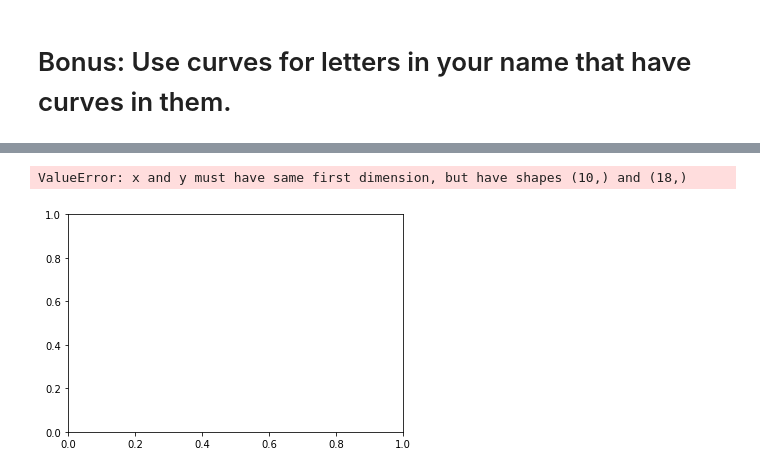
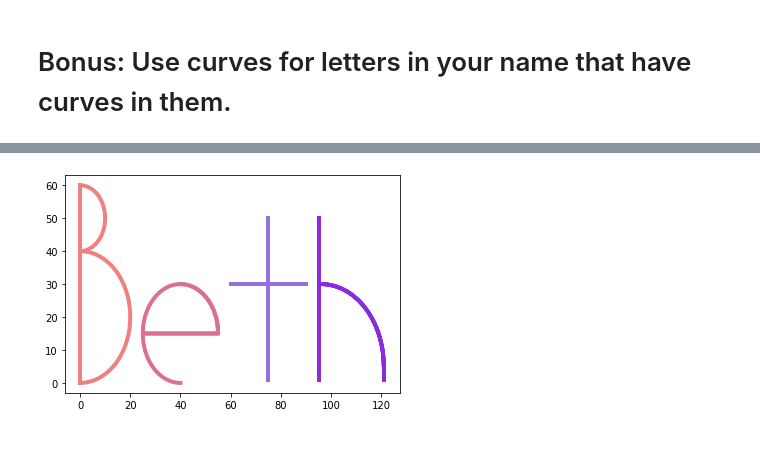
Before and after one commit to ThompsonBethany01/numpy-pandas-visualization-exercises, a Jupyter notebook: matplotlib_exercises.ipynb, the cells around one changed output, grey strips where cells are left out. Drawn from its saved outputs; the diff is of its cells as text; code cells hidden in the pictures; blank space fills up the shorter version.

```diff
--- a/matplotlib_exercises.ipynb
+++ b/matplotlib_exercises.ipynb
@@ -471,17 +321,0 @@ plt.show()
-# %%
-#top sideways curve of B
-x = range(-8, 10)
-y = [(.01 * (-n ** 2)) for n in x]
-
-#first vertical line in B
-x2 = -.65, -.65, -.65
-y2 = -20, 3, 7.5
-
-#bottom sideways curve of B
-x3 = range(0, 10)
-y3 = [(n ** 2) for n in x]
-
-plt.plot(y, x)
-plt.plot(x2, y2)
-plt.plot(x3, y3)
-plt.show()
@@ -491,9 +321,0 @@ ValueError: x and y must have same first dimension, but have shapes (10,) and (1
-# %%
-#bottom sideways curve of B
-x3 = range(0, 10)
-y3 = [(n ** 2) for n in x]
-plt.plot(x3, y3)
-plt.show()
-# %% [output]
-ValueError: x and y must have same first dimension, but have shapes (10,) and (18,)
-[figure, removed]
@@ -499,0 +393,54 @@ ValueError: x and y must have same first dimension, but have shapes (10,) and (1
+# %%
+#line for spacing reference
+#x1 = 100, 100, 100
+#y1 = 0, 30, 60
+
+#first vertical line in B
+x2 = 0, 0, 0
+y2 = 0, 30, 60
+
+#first semicircle in B
+x3,y3 = semicircle(0,50,10, 0.1)
+
+#second semicircle in B
+x4,y4 = semicircle(0,20,20, 0.1)
+
+#top semicircle in e
+x5,y5 = top_semicircle_for_e(0,20,15, 0.1)
+
+#top semicircle in e
+x6,y6 = bottom_semicircle_for_e(0,20,15, 0.1)
+
+#vertical line in t
+x7 = 75, 75, 75
+y7 = 1, 2, 50
+
+#horizontal line of t
+x8 = 60, 70, 90
+y8 = 30, 30, 30
+
+#vertical line in h
+x9 = 95, 95, 95
+y9 = 1, 2, 50
+
+#curve in h
+x10,y10 = curve_for_h(0,20,25, 0.1)
+
+#bottom horizontal line of h
+x11 = 121.25, 121.25, 121.25
+y11 = 1, 3, 5
+
+#plt.plot(x1, y1)
+plt.plot(x2, y2, c='lightcoral', linewidth=4)
+plt.plot(x3, y3, c='lightcoral', linewidth=4)
+plt.plot(x4, y4, c='lightcoral', linewidth=4)
+plt.plot(x5, y5, c='palevioletred', linewidth=4)
+plt.plot(x6, y6, c='palevioletred', linewidth=4)
+plt.plot(x7, y7, c='mediumpurple', linewidth=4)
+plt.plot(x8, y8, c='mediumpurple', linewidth=4)
+plt.plot(x9, y9, c='blueviolet', linewidth=4)
+plt.plot(x10, y10, c='blueviolet', linewidth=4)
+plt.plot(x11, y11, c='blueviolet', linewidth=4)
+plt.show()
+# %% [output]
+[figure, added]
```
Also changed, not shown: parts of 3 cells of this notebook.
